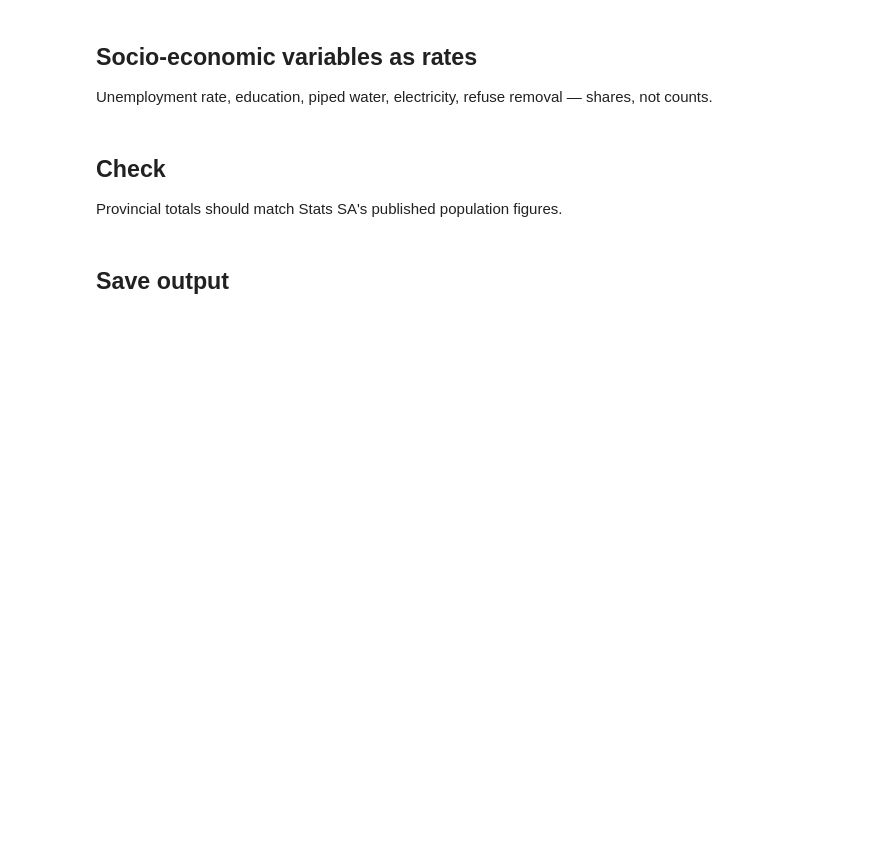
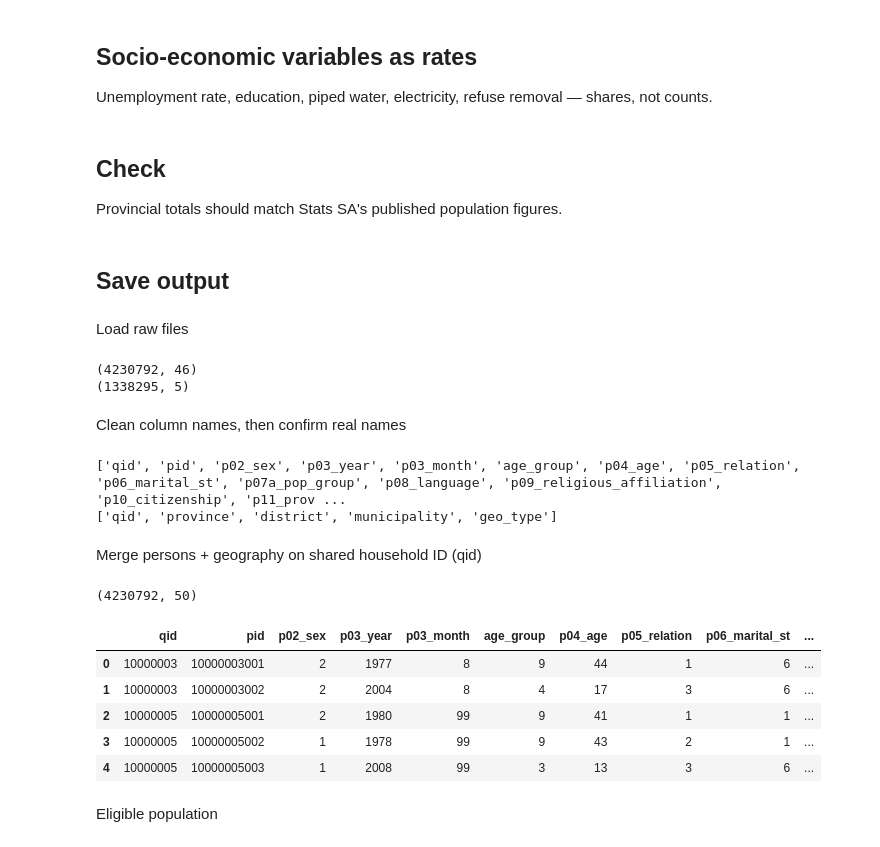
Before and after one commit to NkululekoBanda/democratic-funnel, a Jupyter notebook: notebooks/04_census.ipynb, the cells around one changed output. Drawn from its saved outputs; the diff is of its cells as text; code cells hidden in the pictures; blank space fills up the shorter version.

```diff
--- a/notebooks/04_census.ipynb
+++ b/notebooks/04_census.ipynb
@@ -76,3 +95,42 @@ Provincial totals should match Stats SA's published population figures.
 # %%
 # out.to_csv(INTERIM / "census_2022.csv", index=False)
 # print(out.shape); out.head()
+# %% [markdown]
+Load raw files
+# %%
+persons = read_any(RAW / "census" / "Census2022sample_F21.csv")
+geo = read_any(RAW / "census" / "Census2022sample_F18.csv")
+
+print(persons.shape)
+print(geo.shape)
+# %% [output]
+(4230792, 46)
+(1338295, 5)
+# %% [markdown]
+Clean column names, then confirm real names
+# %%
+persons = clean_columns(persons)
+geo = clean_columns(geo)
+
+print(persons.columns.tolist())
+print(geo.columns.tolist())
+# %% [output]
+['qid', 'pid', 'p02_sex', 'p03_year', 'p03_month', 'age_group', 'p04_age', 'p05_relation', 'p06_marital_st', 'p07a_pop_group', 'p08_language', 'p09_religious_affiliation', 'p10_citizenship', 'p11_prov ...
+['qid', 'province', 'district', 'municipality', 'geo_type']
+# %% [markdown]
+Merge persons + geography on shared household ID (qid)
+# %%
+cen = persons.merge(geo, on="qid", how="left")
+
+print(cen.shape)
+cen.head()
+# %% [output]
+(4230792, 50)
+|  | qid | pid | p02_sex | p03_year | p03_month | age_group | p04_age | p05_relation | p06_marital_st | ... |
+| 0 | 10000003 | 10000003001 | 2 | 1977 | 8 | 9 | 44 | 1 | 6 | ... |
+| 1 | 10000003 | 10000003002 | 2 | 2004 | 8 | 4 | 17 | 3 | 6 | ... |
+| 2 | 10000005 | 10000005001 | 2 | 1980 | 99 | 9 | 41 | 1 | 1 | ... |
+| 3 | 10000005 | 10000005002 | 1 | 1978 | 99 | 9 | 43 | 2 | 1 | ... |
+| 4 | 10000005 | 10000005003 | 1 | 2008 | 99 | 3 | 13 | 3 | 6 | ... |
+# %% [markdown]
+Eligible population
```
Also changed, not shown: parts of 11 cells of this notebook.
